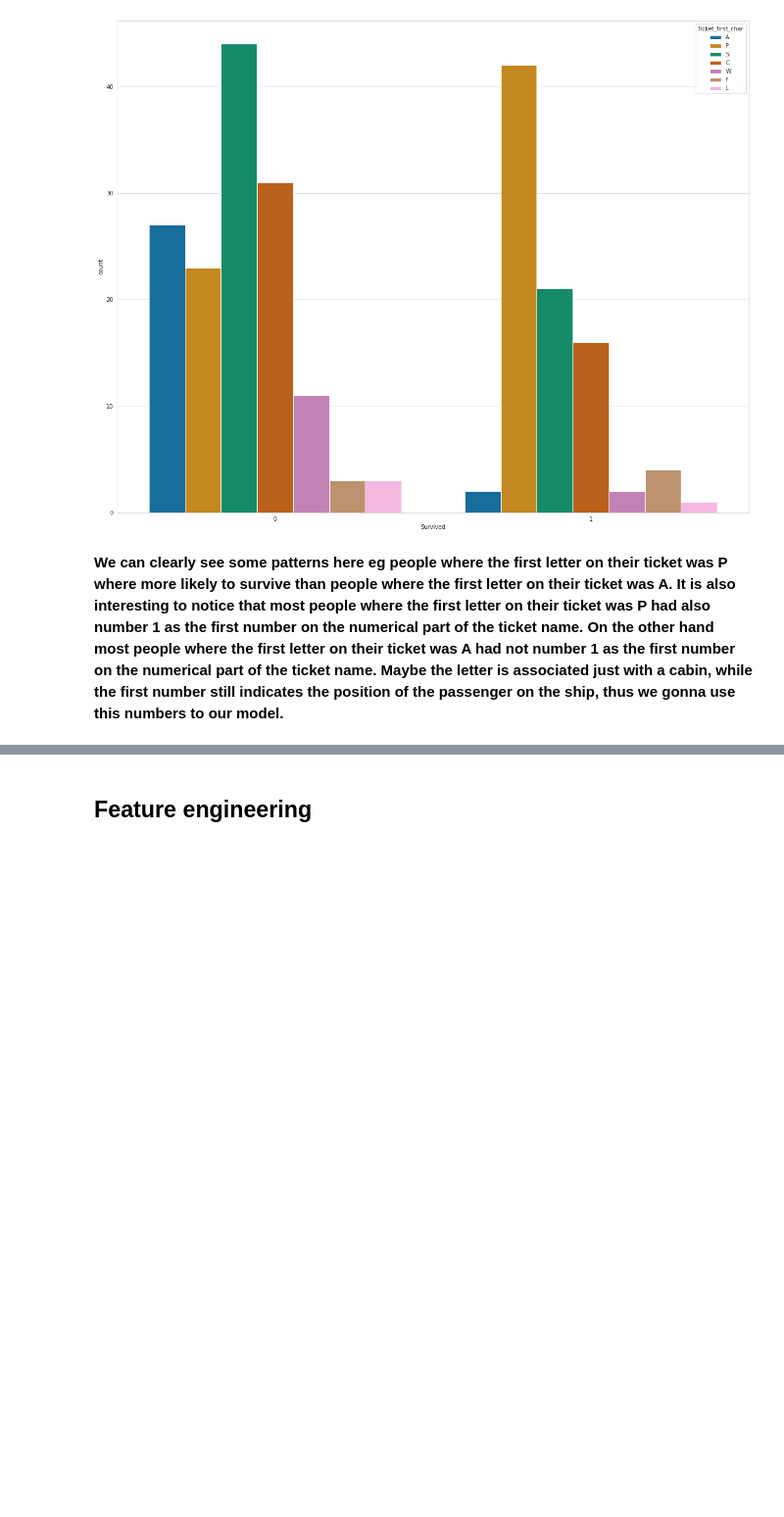
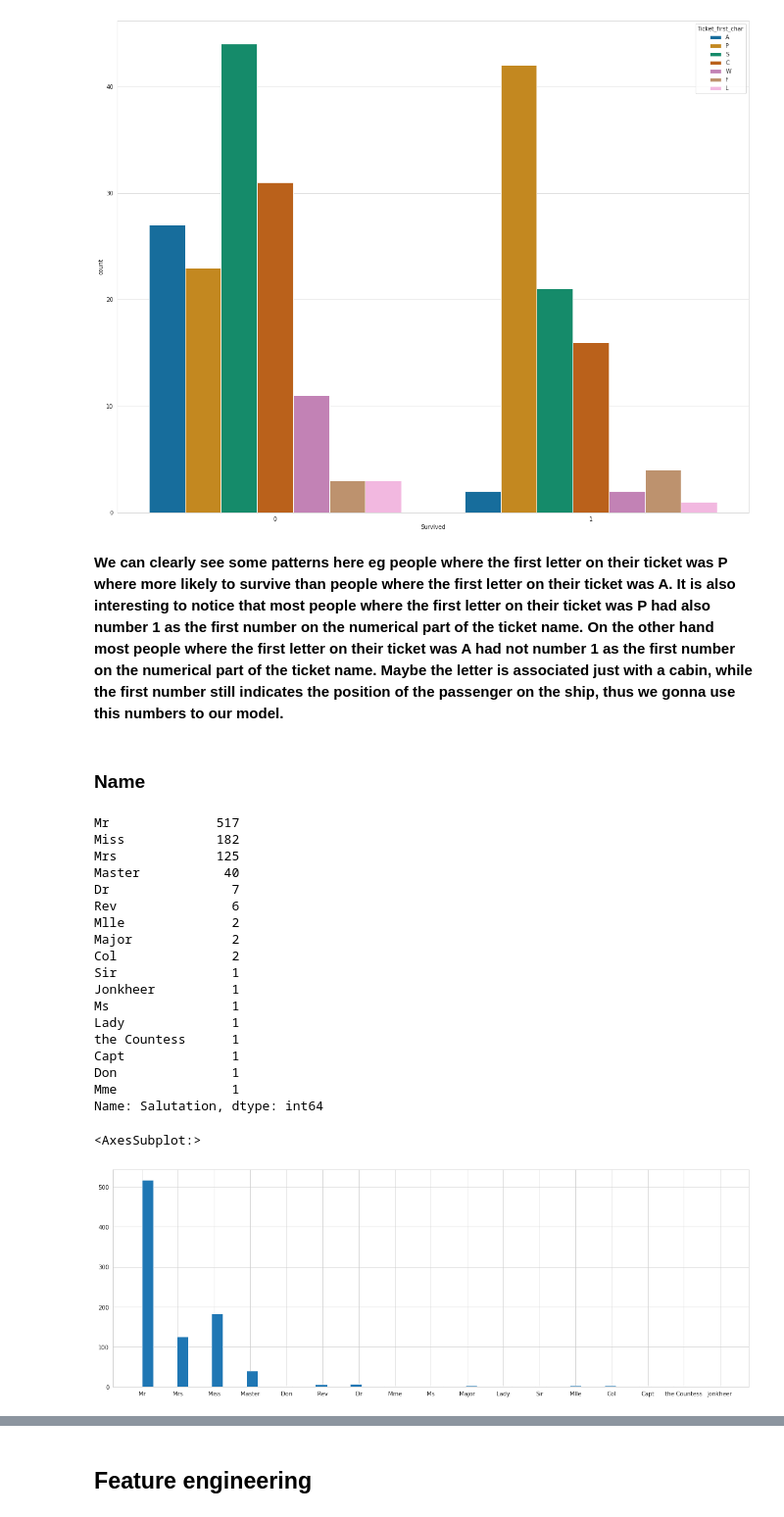
Before and after one commit to adamparkosidis/titanic-predictions-using-logistic-regression, a Jupyter notebook: Titanic - Predictions using Logistic Regression.ipynb, the cells around one changed output, grey strips where cells are left out. Shown at 98% size. Saved outputs shown, nothing was run; the diff lists cells and outputs as text; code cells hidden in the pictures; blank space fills up the shorter version.

```diff
--- a/Titanic - Predictions using Logistic Regression.ipynb
+++ b/Titanic - Predictions using Logistic Regression.ipynb
@@ -226,0 +289,3 @@ sns.jointplot(data=train,x='Age',y='Fare',hue='Survived')
+# %%
+# We now drop the columns that we used
+train.drop(['SibSp','Parch'], axis=1, inplace=True)
@@ -315,3 +382,38 @@ train['Ticket_first_char'] = train['Ticket'].apply(lambda x: x[0] if x[0].isnume
 
 # four passengers did not paid a fare and their ticket says 'LINE', we decide to give them 0
 train['Ticket_first_char'] = train['Ticket_first_char'].apply(lambda x: '0' if x=='L' else x)
+
+# We now drop the columns that we used
+train.drop(['Ticket','Numeric_Tickets'], axis=1, inplace=True)
+# %% [markdown]
+### Name
+# %%
+# It is interesting to to use the Name column and try to find some info eg based on the titles prefixing a person's name
+
+train["Salutation"] = train['Name'].apply(lambda x: x.strip().split('.'))
+train["Salutation"] = train["Salutation"].apply(lambda x: x[0].split(','))
+train["Salutation"] = train["Salutation"].apply(lambda x: x[1])
+train["Salutation"] = train["Salutation"].apply(lambda x: x.strip())
+print(train["Salutation"].value_counts())
+train["Salutation"].hist(figsize=(20,7),bins=50)
+# %% [output]
+Mr              517
+Miss            182
+Mrs             125
+Master           40
+Dr                7
+Rev               6
+Mlle              2
+Major             2
+Col               2
+Sir               1
+Jonkheer          1
+Ms                1
+Lady              1
+the Countess      1
+Capt              1
+Don               1
+Mme               1
+Name: Salutation, dtype: int64
+<AxesSubplot:>
+[figure, added]
```
Also changed, not shown: parts of 95 cells of this notebook.
